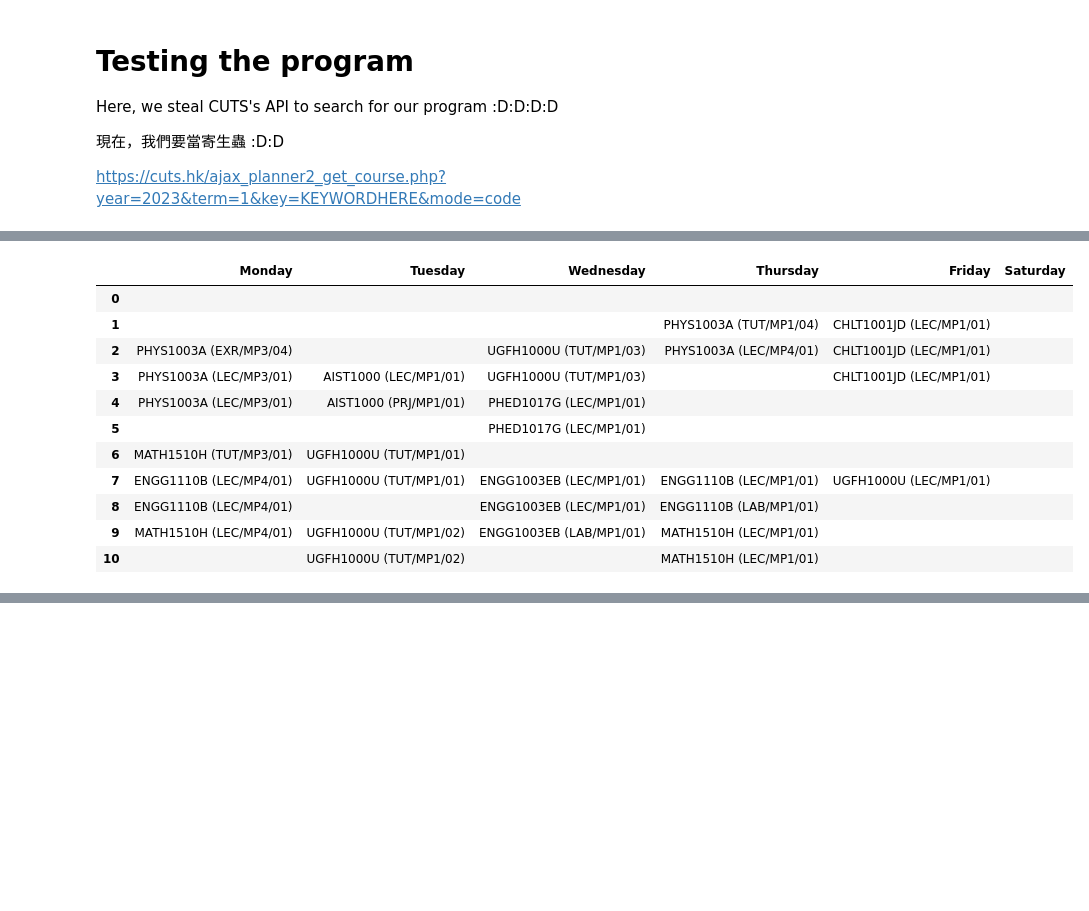
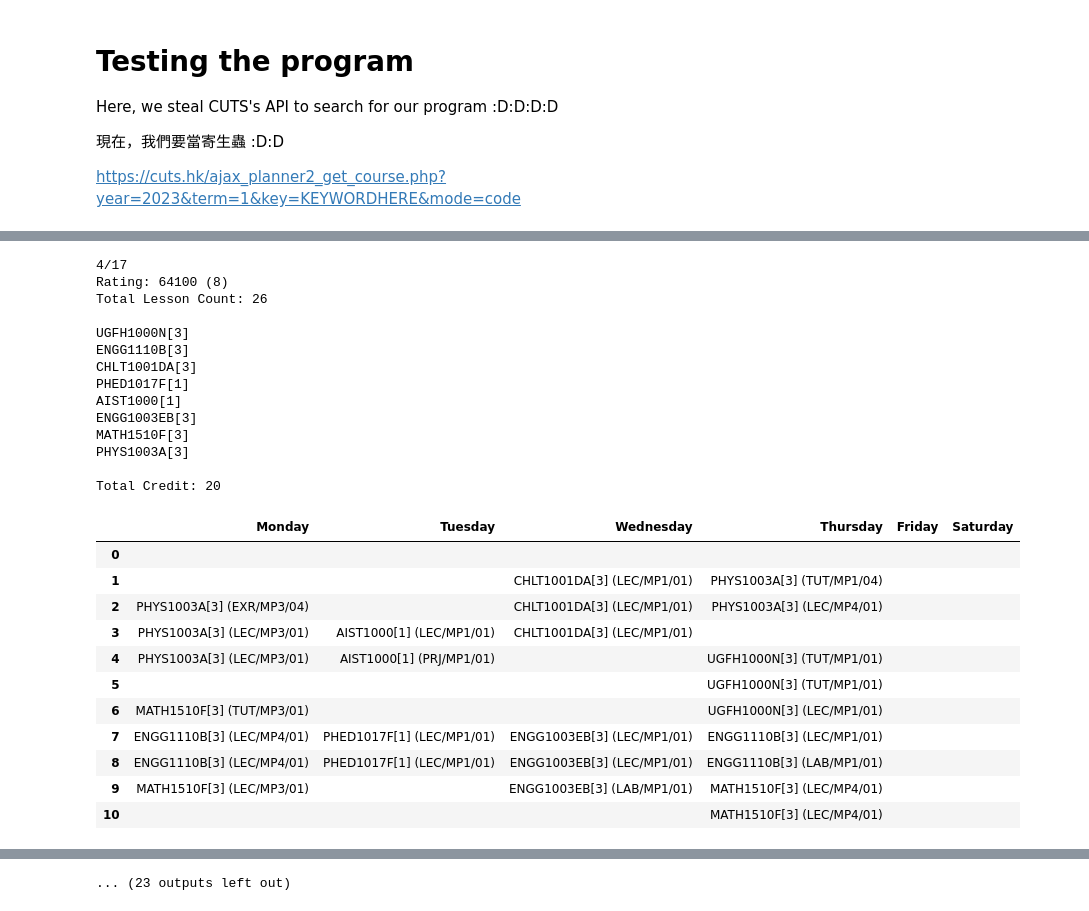
Before and after one commit to Gameboy612/CUHK-CUSIS-Registration, a Jupyter notebook: bruteforce.ipynb, the cells around one changed output, grey strips where cells are left out. Saved outputs shown, nothing was run; the diff lists cells and outputs as text; code cells hidden in the pictures; blank space fills up the shorter version.

```diff
--- a/bruteforce.ipynb
+++ b/bruteforce.ipynb
@@ -342,8 +345,6 @@ def optimizeCourses(courseList, maxData, year, term, verbose=False):
     schedule = FullSchedule()
     return wishlist.loadCourse(schedule, maxData=maxData, verbose=verbose)
 # %%
-
-
 def giveCodes(json):
     output = ""
     subjects = []
@@ -351,21 +352,30 @@ def giveCodes(json):
         for y in x:
             if y != "":
                 subjects.append(y[0:(y.index(" "))])
-    output += f"Rating: {json['rating']}"
     # insert the list to the set
     list_set = set(subjects)
+
     # convert the set to the list
     unique_list = (list(list_set))
+
+    total_credit = 0
+    output += f"Rating: {json['rating']} ({len(unique_list)})\nTotal Lesson Count: {len(subjects)}\n"
     for x in unique_list:
+        total_credit += int(x[-2])
         output += "\n" + x
 
+    output += f"\n\nTotal Credit: {total_credit}"
+
     return output
 # %%
 import pandas as pd
 import numpy as np
 import datetime
 
-def showCourseTimetable(scheduleInfo, saveExcel=False, askBeforeSave=True):
+def showCourseTimetable(scheduleInfo, showCoursesVerbose=False, saveExcel=False, askBeforeSave=True):
+    if showCoursesVerbose:
+        print(giveCodes(scheduleInfo))
+
     # Define the days of the week
     days_of_week = ['Monday', 'Tuesday', 'Wednesday', 'Thursday', 'Friday', 'Saturday']
 
@@ -407,7 +417,7 @@ def showCourseTimetable(scheduleInfo, saveExcel=False, askBeforeSave=True):
     if save:
         styled_df.to_excel(f"output/result_{ct.year}-{ct.month}-{ct.day}+{ct.hour}_{ct.minute}_{ct.second}.xlsx", index=False)
 # %%
-def printAndOptimizeCourses(courseList, year, term, maxData=100, courseListVerbose=False, showCoursesVerbose=False, saveExcel=False, askBeforeSave=False):
+def printAndOptimizeCourses(courseList, year, term, maxData=100, showTimetable=True, courseListVerbose=False, showCoursesVerbose=False, saveExcel=False, askBeforeSave=False, listTimetables=False):
 
     scheduleRanker, best = optimizeCourses(
         courseList = courseList,
@@ -416,15 +426,19 @@ def printAndOptimizeCourses(courseList, year, term, maxData=100, courseListVerbo
         maxData = maxData,
         verbose=courseListVerbose
     )
-    json = giveCodes(best)
-    if showCoursesVerbose:
-        print(json)
+    if showTimetable:
+        showCourseTimetable(best, showCoursesVerbose=courseListVerbose, saveExcel=saveExcel, askBeforeSave=askBeforeSave)
 
-    showCourseTimetable(best, saveExcel=saveExcel, askBeforeSave=askBeforeSave)
+    if listTimetables:
+        rank = scheduleRanker.get_ordered_data()
+        m = len(rank)
+        for i in range(0, m):
+            print(f"{i + 1}/{m}")
+            showCourseTimetable(rank[i], showCoursesVerbose=True, askBeforeSave=False)
 
     return scheduleRanker
 # %%
-scheduleRanker = printAndOptimizeCourses(
+printAndOptimizeCourses(
         courseList = [
                 "ENGG1110",
                 "AIST1000",
@@ -438,13 +452,11 @@ scheduleRanker = printAndOptimizeCourses(
         year = 2023,
         term = 1,
         maxData = 100,
+        showTimetable = False,
         courseListVerbose=False,
-        showCoursesVerbose=True,
+        showCoursesVerbose=False,
         saveExcel=False,
-        askBeforeSave=False
+        askBeforeSave=False,
+        listTimetables=True
     )
-
-rank = scheduleRanker.get_ordered_data()
-for i in range(0, 5):
-    showCourseTimetable(rank[i], askBeforeSave=False)
 # %% [output]
@@ -496,12 +541,26 @@ MATH1510G
+4/17
+Rating: 64100 (8)
+Total Lesson Count: 26
+
+UGFH1000N[3]
+ENGG1110B[3]
+CHLT1001DA[3]
+PHED1017F[1]
+AIST1000[1]
+ENGG1003EB[3]
+MATH1510F[3]
+PHYS1003A[3]
+
+Total Credit: 20
 |  | Monday | Tuesday | Wednesday | Thursday | Friday | Saturday |
 | 0 |  |  |  |  |  |  |
-| 1 |  |  |  | PHYS1003A (TUT/MP1/04) | CHLT1001JD (LEC/MP1/01) |  |
-| 2 | PHYS1003A (EXR/MP3/04) |  | UGFH1000U (TUT/MP1/03) | PHYS1003A (LEC/MP4/01) | CHLT1001JD (LEC/MP1/01) |  |
-| 3 | PHYS1003A (LEC/MP3/01) | AIST1000 (LEC/MP1/01) | UGFH1000U (TUT/MP1/03) |  | CHLT1001JD (LEC/MP1/01) |  |
-| 4 | PHYS1003A (LEC/MP3/01) | AIST1000 (PRJ/MP1/01) | PHED1017G (LEC/MP1/01) |  |  |  |
-| 5 |  |  | PHED1017G (LEC/MP1/01) |  |  |  |
-| 6 | MATH1510H (TUT/MP3/01) | UGFH1000U (TUT/MP1/01) |  |  |  |  |
-| 7 | ENGG1110B (LEC/MP4/01) | UGFH1000U (TUT/MP1/01) | ENGG1003EB (LEC/MP1/01) | ENGG1110B (LEC/MP1/01) | UGFH1000U (LEC/MP1/01) |  |
-| 8 | ENGG1110B (LEC/MP4/01) |  | ENGG1003EB (LEC/MP1/01) | ENGG1110B (LAB/MP1/01) |  |  |
-| 9 | MATH1510H (LEC/MP4/01) | UGFH1000U (TUT/MP1/02) | ENGG1003EB (LAB/MP1/01) | MATH1510H (LEC/MP1/01) |  |  |
-| 10 |  | UGFH1000U (TUT/MP1/02) |  | MATH1510H (LEC/MP1/01) |  |  |
+| 1 |  |  | CHLT1001DA[3] (LEC/MP1/01) | PHYS1003A[3] (TUT/MP1/04) |  |  |
+| 2 | PHYS1003A[3] (EXR/MP3/04) |  | CHLT1001DA[3] (LEC/MP1/01) | PHYS1003A[3] (LEC/MP4/01) |  |  |
+| 3 | PHYS1003A[3] (LEC/MP3/01) | AIST1000[1] (LEC/MP1/01) | CHLT1001DA[3] (LEC/MP1/01) |  |  |  |
+| 4 | PHYS1003A[3] (LEC/MP3/01) | AIST1000[1] (PRJ/MP1/01) |  | UGFH1000N[3] (TUT/MP1/01) |  |  |
+| 5 |  |  |  | UGFH1000N[3] (TUT/MP1/01) |  |  |
+| 6 | MATH1510F[3] (TUT/MP3/01) |  |  | UGFH1000N[3] (LEC/MP1/01) |  |  |
+| 7 | ENGG1110B[3] (LEC/MP4/01) | PHED1017F[1] (LEC/MP1/01) | ENGG1003EB[3] (LEC/MP1/01) | ENGG1110B[3] (LEC/MP1/01) |  |  |
+| 8 | ENGG1110B[3] (LEC/MP4/01) | PHED1017F[1] (LEC/MP1/01) | ENGG1003EB[3] (LEC/MP1/01) | ENGG1110B[3] (LAB/MP1/01) |  |  |
+| 9 | MATH1510F[3] (LEC/MP3/01) |  | ENGG1003EB[3] (LAB/MP1/01) | MATH1510F[3] (LEC/MP4/01) |  |  |
+| 10 |  |  |  | MATH1510F[3] (LEC/MP4/01) |  |  |
@@ -531,0 +619 @@ MATH1510G
+... (23 outputs left out)
```
Also changed, not shown: parts of 6 cells of this notebook.
